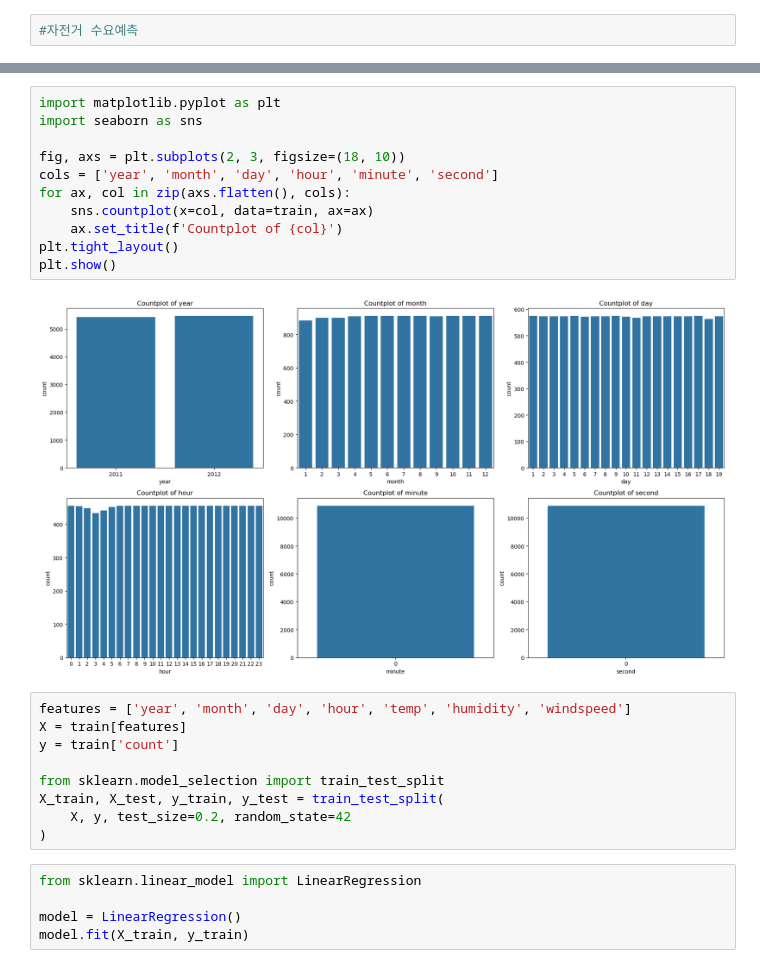
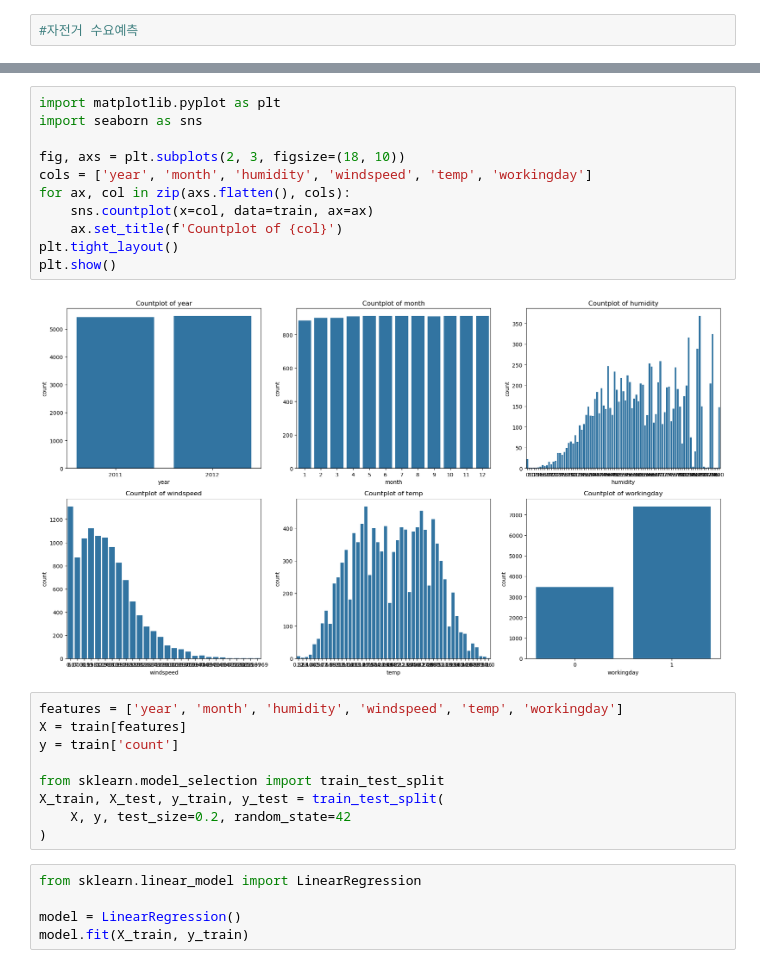
Before and after one commit to zeropro25/AIFFEL_quest_rs, a Jupyter notebook: Exploration/Ex01/ex01.ipynb, the cells around one changed output, grey strips where cells are left out. Cells and saved outputs as stored; diff of their text form.

```diff
--- a/Exploration/Ex01/ex01.ipynb
+++ b/Exploration/Ex01/ex01.ipynb
@@ -297,18 +169,18 @@ memory usage: 1.2 MB
 # %%
 import matplotlib.pyplot as plt
 import seaborn as sns
 
 fig, axs = plt.subplots(2, 3, figsize=(18, 10))
-cols = ['year', 'month', 'day', 'hour', 'minute', 'second']
+cols = ['year', 'month', 'humidity', 'windspeed', 'temp', 'workingday']
 for ax, col in zip(axs.flatten(), cols):
     sns.countplot(x=col, data=train, ax=ax)
     ax.set_title(f'Countplot of {col}')
 plt.tight_layout()
 plt.show()
 # %% [output]
-[figure, old version]
+[figure, new version]
 # %%
-features = ['year', 'month', 'day', 'hour', 'temp', 'humidity', 'windspeed']
+features = ['year', 'month', 'humidity', 'windspeed', 'temp', 'workingday']
 X = train[features]
 y = train['count']
 
```
Also changed, not shown: parts of 13 cells of this notebook.
